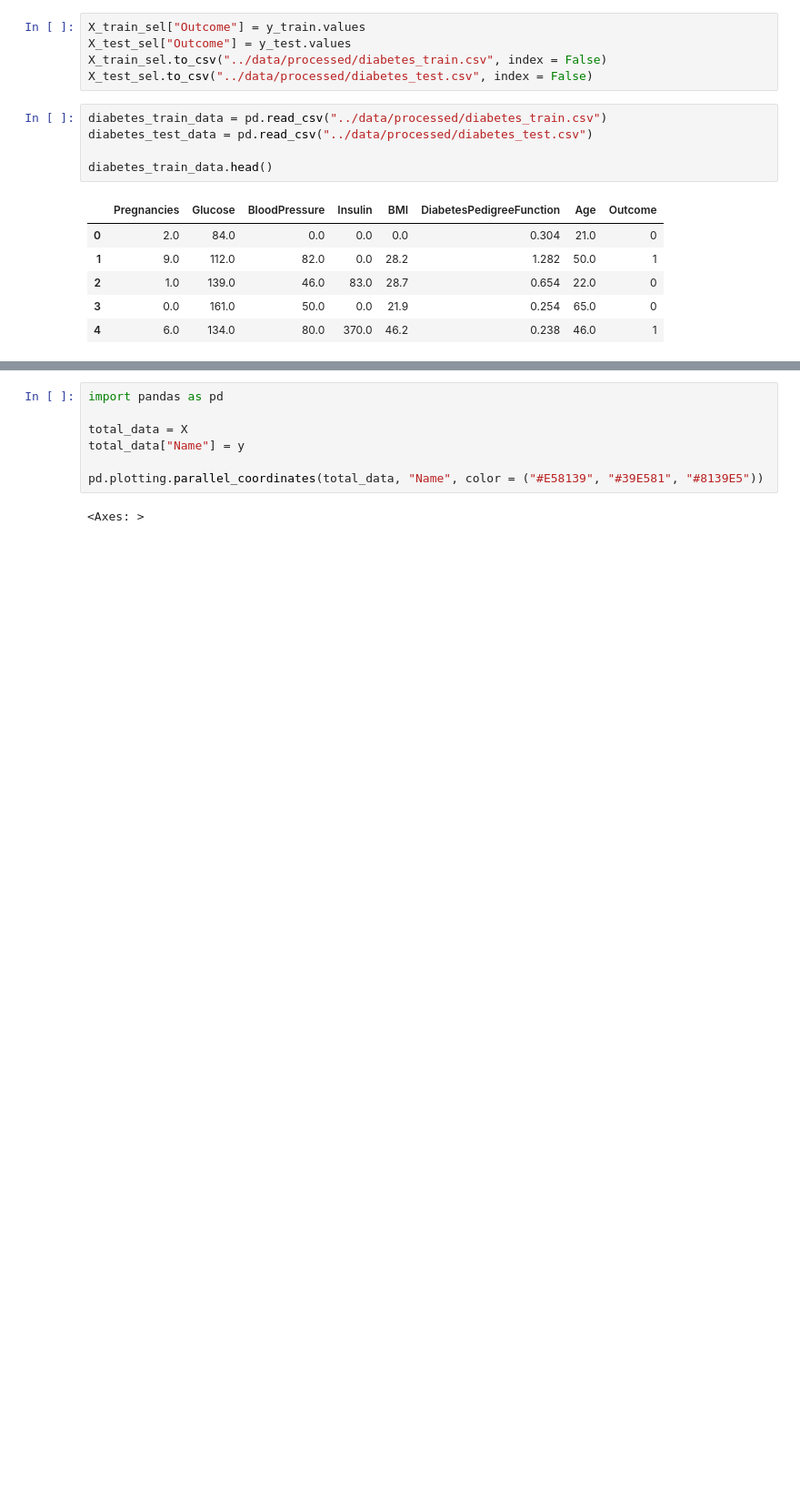
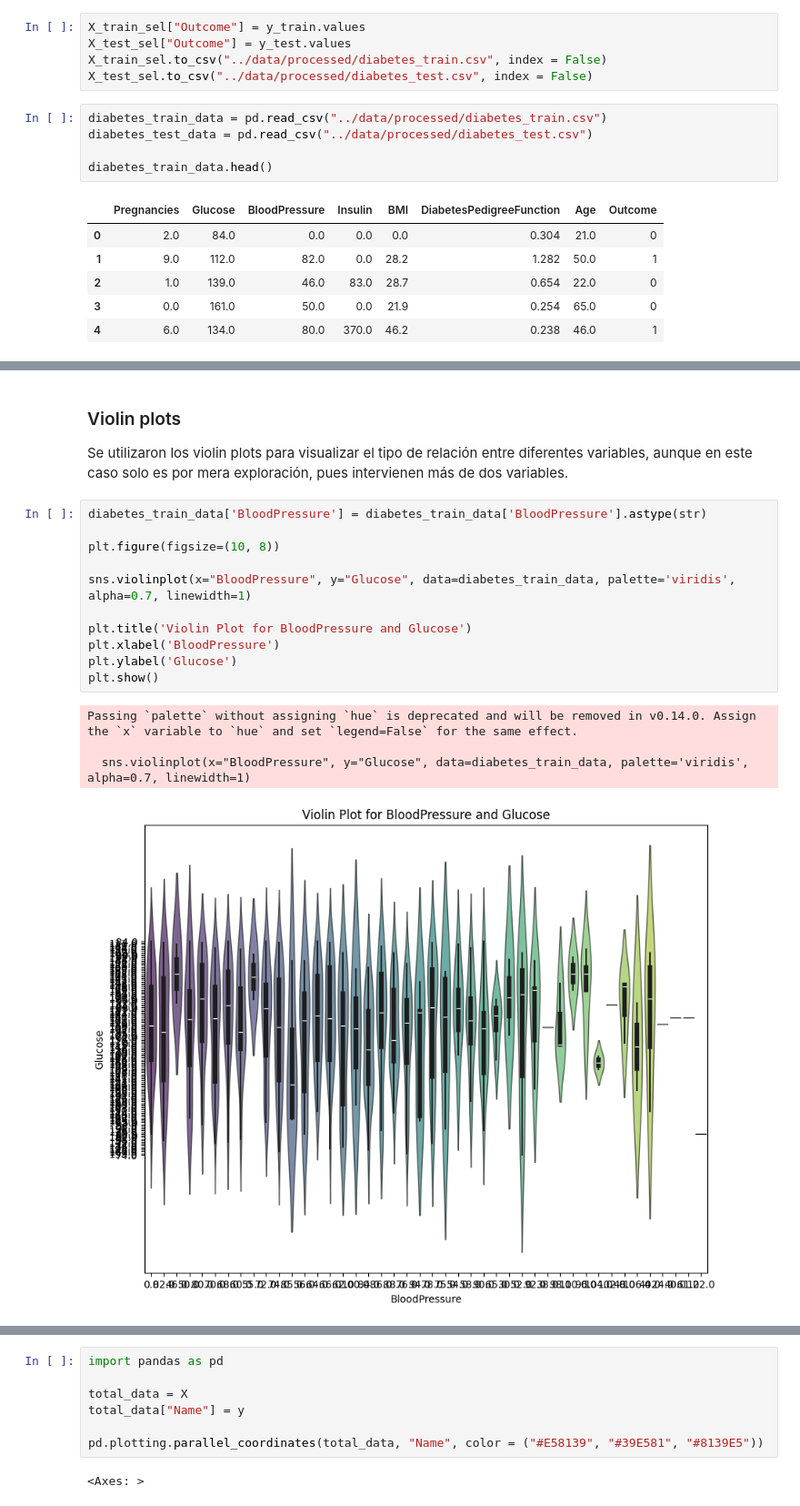
Before and after one commit to Bere333/Diabetes_Decision_Tree_Algorithm, a Jupyter notebook: src/decision_tree_algorithm_explore.ipynb, the cells around one changed output, grey strips where cells are left out. Shown at 91% size. Drawn from its saved outputs; the diff is of its cells as text; blank space fills up the shorter version.

```diff
--- a/src/decision_tree_algorithm_explore.ipynb
+++ b/src/decision_tree_algorithm_explore.ipynb
@@ -76,0 +144,20 @@ diabetes_train_data.head()
+# %% [markdown]
+### Violin plots
+Se utilizaron los violin plots para visualizar el tipo de relación entre diferentes variables, aunque en este caso
+solo es por mera exploración, pues intervienen más de dos variables.
+# %%
+diabetes_train_data['BloodPressure'] = diabetes_train_data['BloodPressure'].astype(str)
+
+plt.figure(figsize=(10, 8))
+
+sns.violinplot(x="BloodPressure", y="Glucose", data=diabetes_train_data, palette='viridis', alpha=0.7, linewidth=1)
+
+plt.title('Violin Plot for BloodPressure and Glucose')
+plt.xlabel('BloodPressure')
+plt.ylabel('Glucose')
+plt.show()
+# %% [output]
+Passing `palette` without assigning `hue` is deprecated and will be removed in v0.14.0. Assign the `x` variable to `hue` and set `legend=False` for the same effect.
+
+  sns.violinplot(x="BloodPressure", y="Glucose", data=diabetes_train_data, palette='viridis', alpha=0.7, linewidth=1)
+[figure, added]
```
Also changed, not shown: parts of 15 cells of this notebook.
